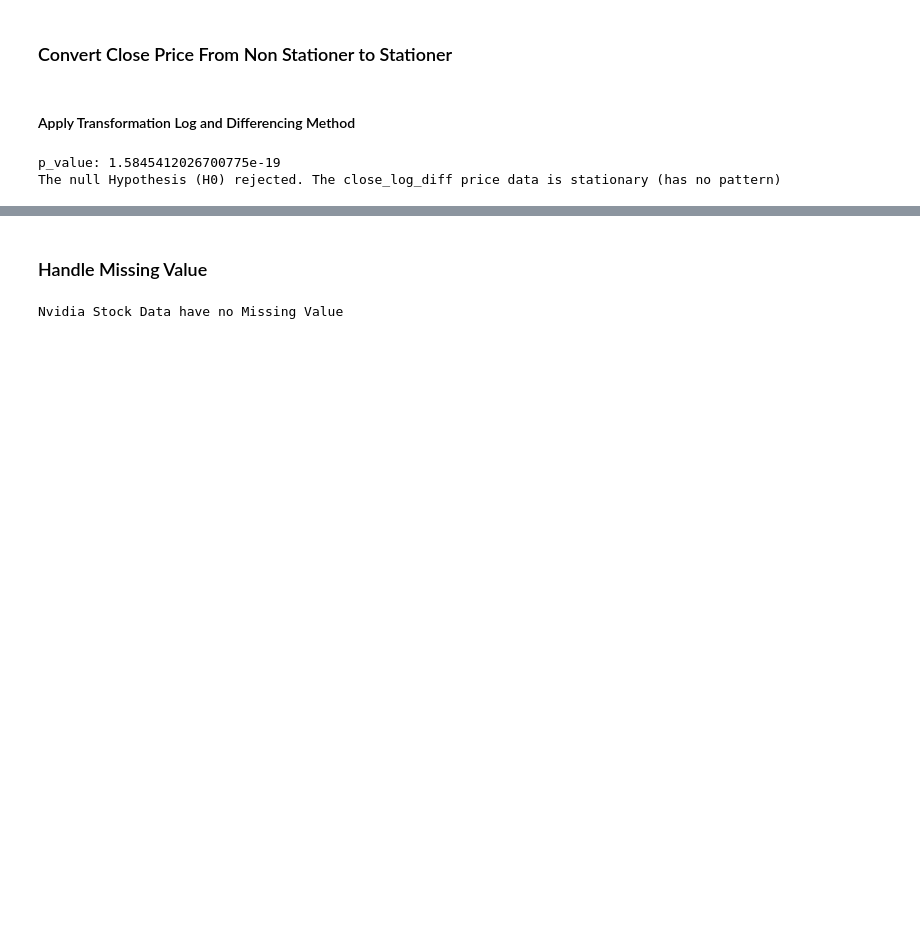
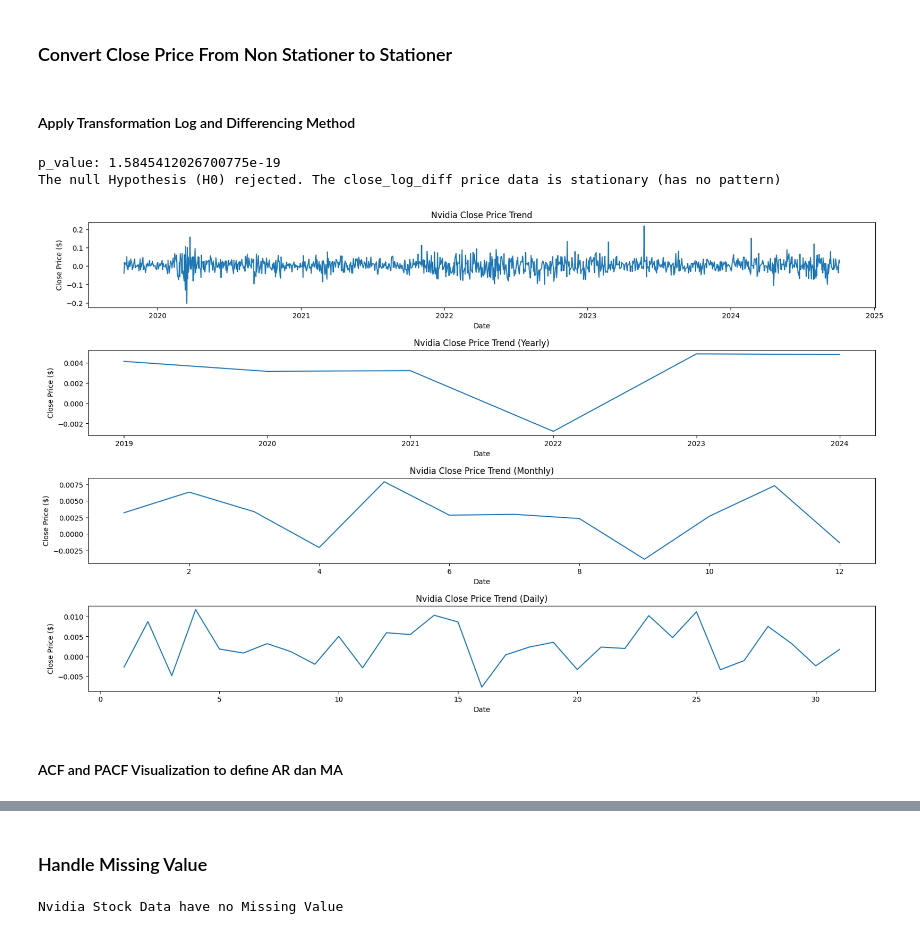
Before and after one commit to fadhilrezam/Time_Series_Forecasting_Stock_Market, a Jupyter notebook: notebooks/main.ipynb, the cells around one changed output, grey strips where cells are left out. Drawn from its saved outputs; the diff is of its cells as text; code cells hidden in the pictures; blank space fills up the shorter version.

```diff
--- a/notebooks/main.ipynb
+++ b/notebooks/main.ipynb
@@ -262,3 +260,22 @@ adf_test(df[['close_log_diff']])
 # %% [output]
 p_value: 1.5845412026700775e-19
 The null Hypothesis (H0) rejected. The close_log_diff price data is stationary (has no pattern)
+# %%
+fig, ax = plt.subplots(4,1,figsize = (20,12))
+fig.subplots_adjust(hspace = 0.5)
+sns.lineplot(data = df, x= 'date', y = 'close_log_diff', estimator = 'mean', ax = ax[0])
+sns.lineplot(data = df, x = 'year', y = 'close_log_diff', estimator = 'mean', errorbar = None, ax=ax[1])
+sns.lineplot(data = df, x = 'month', y = 'close_log_diff', estimator = 'mean', errorbar = None, ax=ax[2])
+sns.lineplot(data = df, x = 'day', y = 'close_log_diff', estimator = 'mean', errorbar = None, ax=ax[3])
+ax[0].set_title('Nvidia Close Price Trend')
+ax[1].set_title('Nvidia Close Price Trend (Yearly)')
+ax[2].set_title('Nvidia Close Price Trend (Monthly)')
+ax[3].set_title('Nvidia Close Price Trend (Daily)')
+for i in range(len(ax)):
+    ax[i].set_xlabel('Date')
+    ax[i].set_ylabel('Close Price ($)')
+plt.show()
+# %% [output]
+[figure, added]
+# %% [markdown]
+#### ACF and PACF Visualization to define AR dan MA
```
Also changed, not shown: parts of 34 cells of this notebook.
